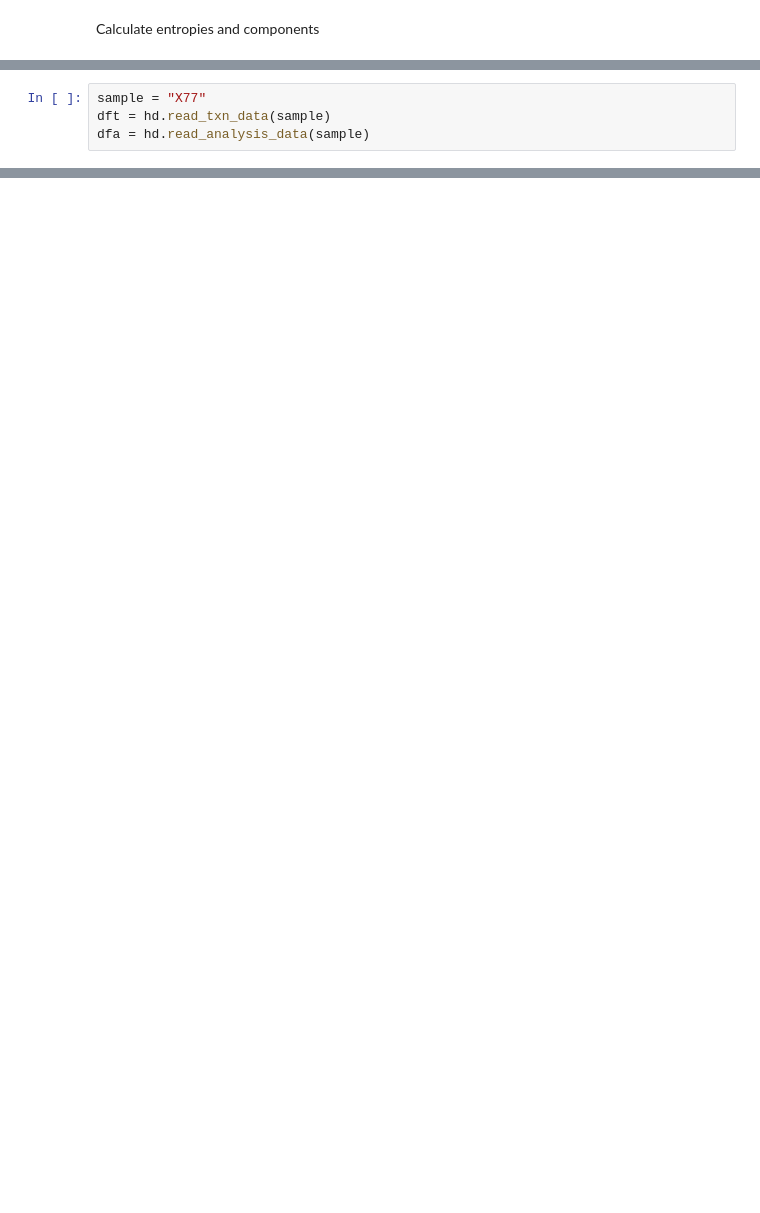
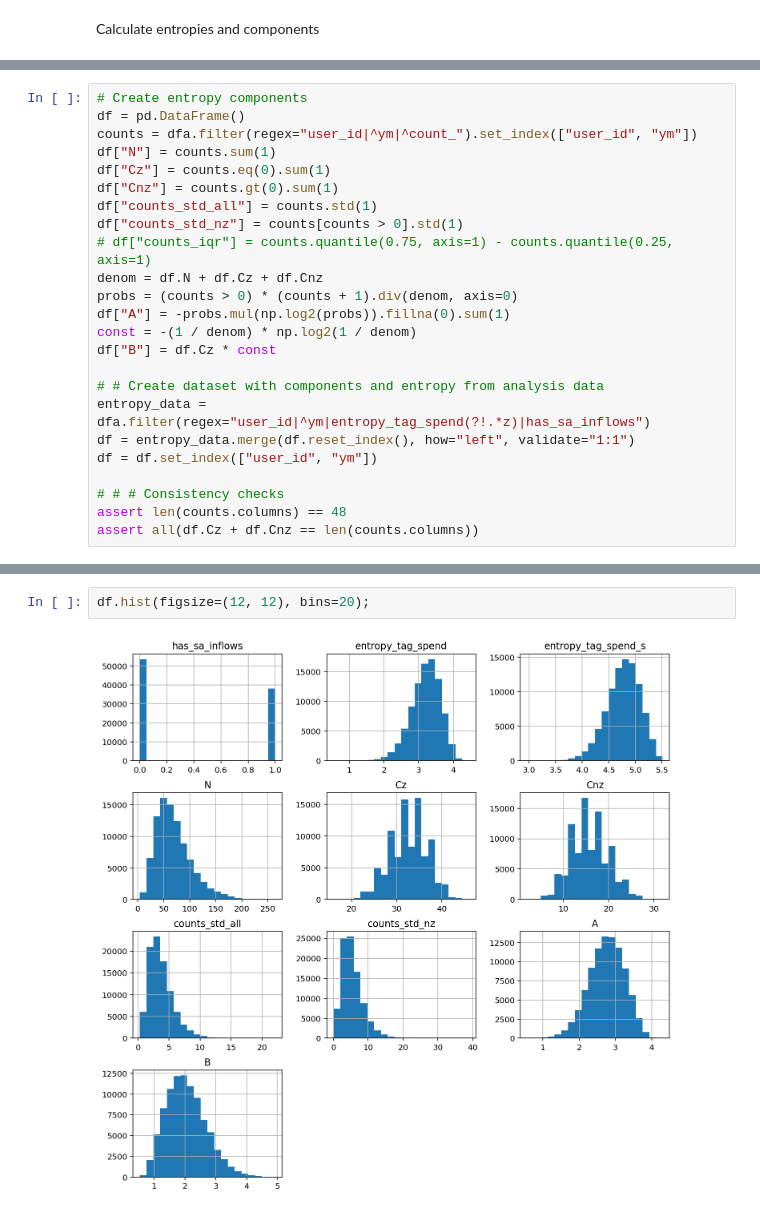
Before and after one commit to fabiangunzinger/entropy, a Jupyter notebook: notebooks/entropy_components.ipynb, the cells around one changed output, grey strips where cells are left out. Saved outputs shown, nothing was run; the diff lists cells and outputs as text; blank space fills up the shorter version.

```diff
--- a/notebooks/entropy_components.ipynb
+++ b/notebooks/entropy_components.ipynb
@@ -144,4 +50,0 @@ The below shows that this is not the case: while spend txns are lower for low en
-# %%
-sample = "X77"
-dft = hd.read_txn_data(sample)
-dfa = hd.read_analysis_data(sample)
@@ -216,0 +57,24 @@ k = month_cat_spend(dft)
+# %%
+# Create entropy components
+df = pd.DataFrame()
+counts = dfa.filter(regex="user_id|^ym|^count_").set_index(["user_id", "ym"])
+df["N"] = counts.sum(1)
+df["Cz"] = counts.eq(0).sum(1)
+df["Cnz"] = counts.gt(0).sum(1)
+df["counts_std_all"] = counts.std(1)
+df["counts_std_nz"] = counts[counts > 0].std(1)
+# df["counts_iqr"] = counts.quantile(0.75, axis=1) - counts.quantile(0.25, axis=1)
+denom = df.N + df.Cz + df.Cnz
+probs = (counts > 0) * (counts + 1).div(denom, axis=0)
+df["A"] = -probs.mul(np.log2(probs)).fillna(0).sum(1)
+const = -(1 / denom) * np.log2(1 / denom)
+df["B"] = df.Cz * const
+
+# # Create dataset with components and entropy from analysis data
+entropy_data = dfa.filter(regex="user_id|^ym|entropy_tag_spend(?!.*z)|has_sa_inflows")
+df = entropy_data.merge(df.reset_index(), how="left", validate="1:1")
+df = df.set_index(["user_id", "ym"])
+
+# # # Consistency checks
+assert len(counts.columns) == 48
+assert all(df.Cz + df.Cnz == len(counts.columns))
@@ -216,0 +96,4 @@ k = month_cat_spend(dft)
+# %%
+df.hist(figsize=(12, 12), bins=20);
+# %% [output]
+[figure, added]
```
Also changed, not shown: parts of 42 cells of this notebook, 15 other files.
